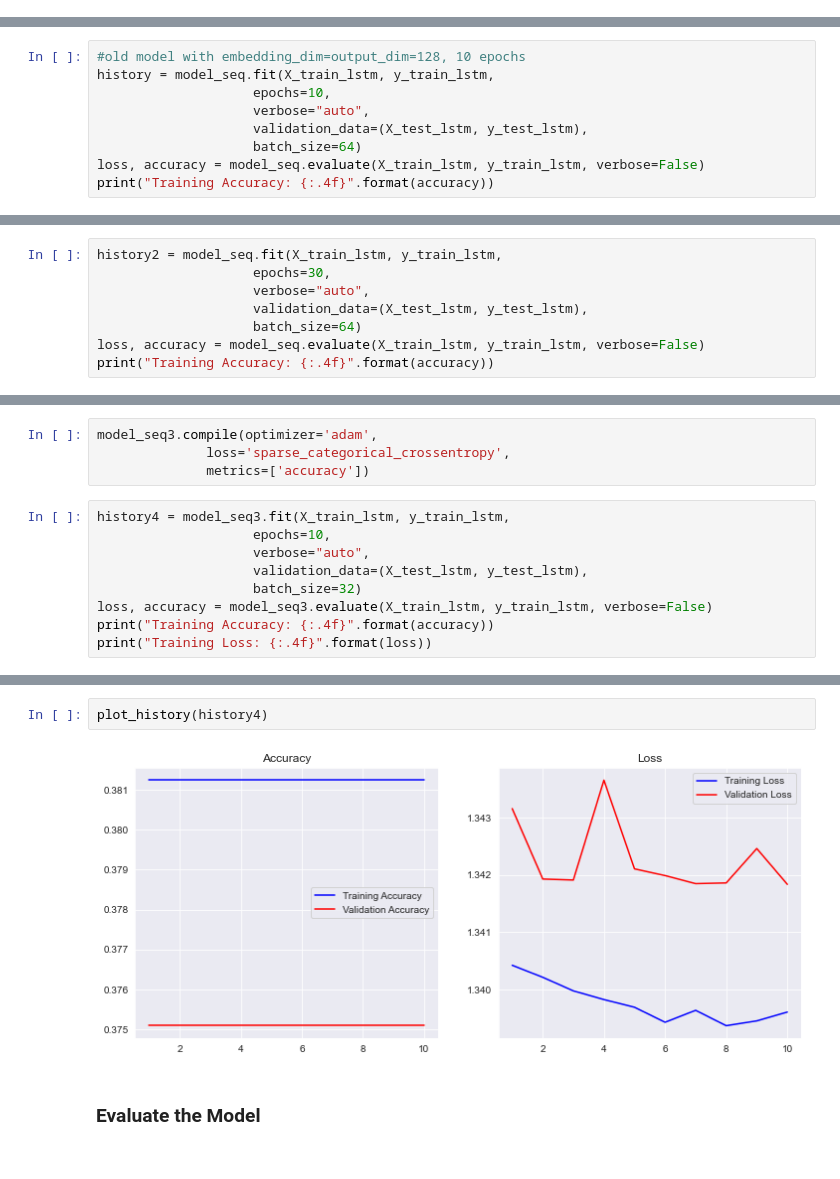
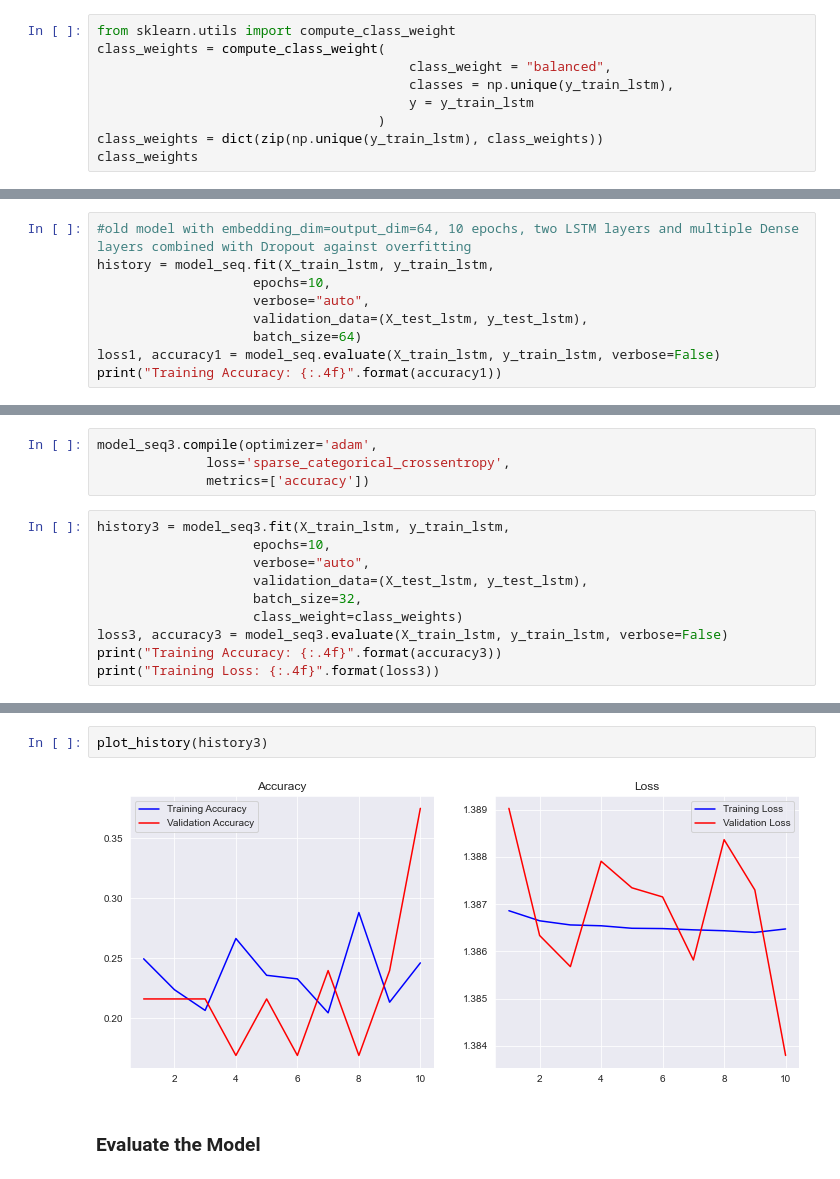
Before and after one commit to kiubb02/NLP_TheOffice_Project, a Jupyter notebook: main.ipynb, the cells around one changed output, grey strips where cells are left out. Saved outputs shown, nothing was run; the diff lists cells and outputs as text.

```diff
--- a/main.ipynb
+++ b/main.ipynb
@@ -544,0 +607,9 @@ The neuron of a dense layer in a model receives output from every neuron of its
+# %%
+from sklearn.utils import compute_class_weight
+class_weights = compute_class_weight(
+                                        class_weight = "balanced",
+                                        classes = np.unique(y_train_lstm),
+                                        y = y_train_lstm
+                                    )
+class_weights = dict(zip(np.unique(y_train_lstm), class_weights))
+class_weights
@@ -575,13 +648,13 @@ model_seq.compile(optimizer='adam',
               loss='sparse_categorical_crossentropy',
               metrics=['accuracy'])
 # %%
-#old model with embedding_dim=output_dim=128, 10 epochs
+#old model with embedding_dim=output_dim=64, 10 epochs, two LSTM layers and multiple Dense layers combined with Dropout against overfitting
 history = model_seq.fit(X_train_lstm, y_train_lstm,
                     epochs=10,
                     verbose="auto",
                     validation_data=(X_test_lstm, y_test_lstm),
                     batch_size=64)
-loss, accuracy = model_seq.evaluate(X_train_lstm, y_train_lstm, verbose=False)
-print("Training Accuracy: {:.4f}".format(accuracy))
+loss1, accuracy1 = model_seq.evaluate(X_train_lstm, y_train_lstm, verbose=False)
+print("Training Accuracy: {:.4f}".format(accuracy1))
 # %% [output]
 Epoch 1/10
@@ -603,9 +676 @@ Epoch 10/10
 Training Accuracy: 0.3812
-# %%
-history2 = model_seq.fit(X_train_lstm, y_train_lstm,
-                    epochs=30,
-                    verbose="auto",
-                    validation_data=(X_test_lstm, y_test_lstm),
-                    batch_size=64)
-loss, accuracy = model_seq.evaluate(X_train_lstm, y_train_lstm, verbose=False)
-print("Training Accuracy: {:.4f}".format(accuracy))
@@ -733,13 +816,14 @@ model_seq3.compile(optimizer='adam',
               loss='sparse_categorical_crossentropy',
               metrics=['accuracy'])
 # %%
-history4 = model_seq3.fit(X_train_lstm, y_train_lstm,
+history3 = model_seq3.fit(X_train_lstm, y_train_lstm,
                     epochs=10,
                     verbose="auto",
                     validation_data=(X_test_lstm, y_test_lstm),
-                    batch_size=32)
-loss, accuracy = model_seq3.evaluate(X_train_lstm, y_train_lstm, verbose=False)
-print("Training Accuracy: {:.4f}".format(accuracy))
-print("Training Loss: {:.4f}".format(loss))
+                    batch_size=32,
+                    class_weight=class_weights)
+loss3, accuracy3 = model_seq3.evaluate(X_train_lstm, y_train_lstm, verbose=False)
+print("Training Accuracy: {:.4f}".format(accuracy3))
+print("Training Loss: {:.4f}".format(loss3))
 # %% [output]
 Epoch 1/10
@@ -762,7 +846,7 @@ Training Loss: 1.3390
 # %%
-plot_history(history4)
+plot_history(history3)
 # %% [output]
-[figure, old version]
+[figure, new version]
 # %% [markdown]
 ### Evaluate the Model
 # %%
```
Also changed, not shown: parts of 68 cells of this notebook.
